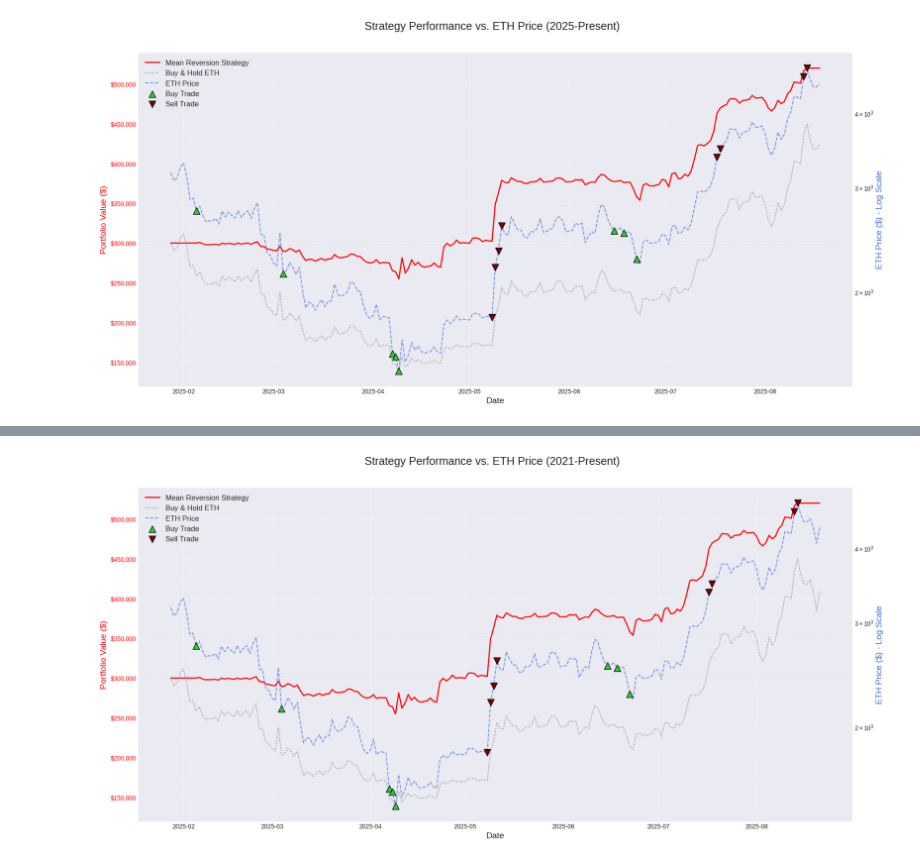
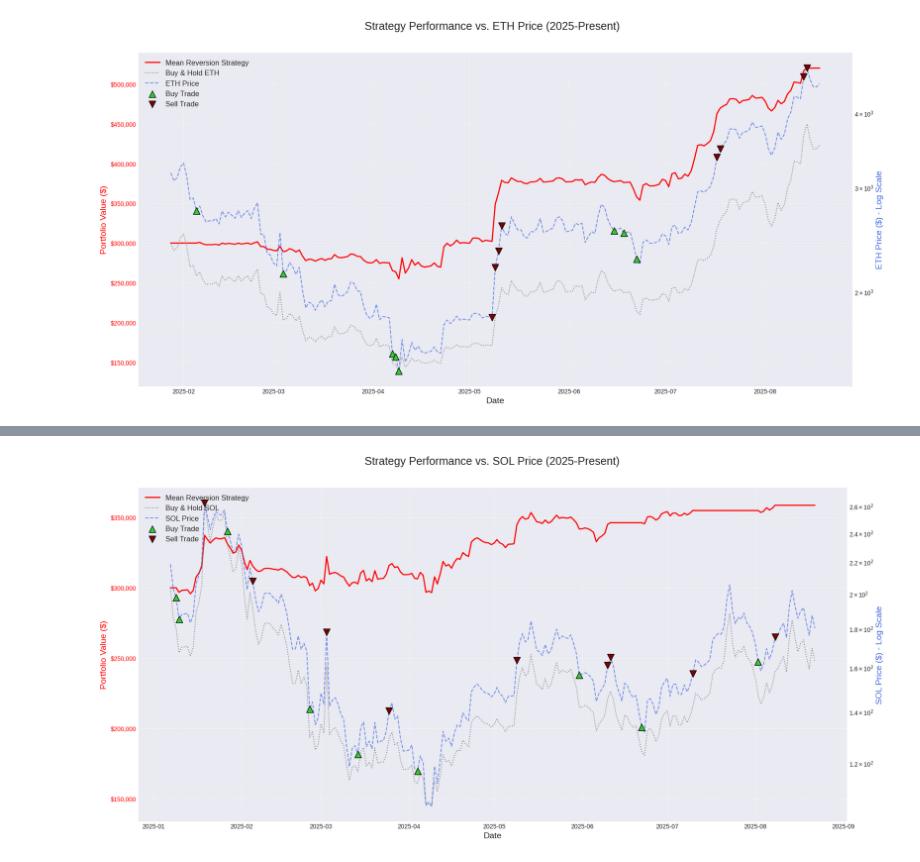
Before and after one commit to kiranash88/temp, a Jupyter notebook: Mcap_TVL ratio.ipynb, the cells around one changed output, grey strips where cells are left out. Drawn from its saved outputs; the diff is of its cells as text; code cells hidden in the pictures.

```diff
--- a/Mcap_TVL ratio.ipynb
+++ b/Mcap_TVL ratio.ipynb
@@ -501,24 +501,33 @@ import matplotlib.pyplot as plt
 import numpy as np
 import itertools
 
-# --- Data Loading Functions (Unchanged) ---
+# --- MODIFIED: Data Loading Function for the new Excel format ---
 def get_mcap_from_excel(file_name: str):
+    """
+    Loads price and market cap data from the provided Excel file.
+    This version is simplified to read directly from named columns.
+    """
     try:
-        df_raw = pd.read_excel(file_name, header=None)
-        column_headers = df_raw.iloc[0, 0].split(',')
-        df_split = df_raw[0].str.split(',', expand=True)
-        df_split.columns = column_headers
-        df_cleaned = df_split.iloc[1:].reset_index(drop=True)
-        df_final = df_cleaned[['snapped_at', 'price', 'market_cap']].copy()
+        # The header is now in the first row of the sheet, so we can read it directly.
+        df = pd.read_excel(file_name)
+
+        # Select and rename columns for consistency, if necessary
+        df_final = df[['snapped_at', 'price', 'market_cap']].copy()
+
+        # Convert data types
         df_final['date'] = pd.to_datetime(df_final['snapped_at']).dt.tz_localize(None).dt.normalize()
         df_final['market_cap'] = pd.to_numeric(df_final['market_cap'])
         df_final['price'] = pd.to_numeric(df_final['price'])
+
+        # Set the date as the index
         df_final.set_index('date', inplace=True)
+
         return df_final[['price', 'market_cap']]
     except Exception as e:
         print(f"An error occurred while processing the Excel file: {e}")
         return None
 
+# --- Data Loading Function for TVL (Unchanged) ---
 def get_chain_tvl_data(chain_name: str):
     url = f"https://api.llama.fi/charts/{chain_name}"
     try:
@@ -531,10 +540,10 @@ def get_chain_tvl_data(chain_name: str):
         df.set_index('date', inplace=True)
         return df[['tvl_usd']]
     except requests.exceptions.RequestException as e:
-        print(f"Error fetching TVL data: {e}")
+        print(f"Error fetching TVL data for {chain_name}: {e}")
         return None
 
-# --- Backtest Template Class ---
+# --- Backtest Template Class (Unchanged) ---
 class BacktestTemplate:
     def __init__(self, data, initial_capital, trade_amount, transaction_cost, stop_loss_pct=0):
         self.df = data.copy()
@@ -548,7 +557,7 @@ class BacktestTemplate:
         self.trade_log = []
         self.portfolio_history = []
         self.closed_trades = []
-        self.z_score_threshold = 0 # Will be set in run_backtest
+        self.z_score_threshold = 0
 
     def _generate_signals(self, lookback_window, z_score_threshold):
         self.df['rolling_mean'] = self.df['mcap_tvl_ratio'].rolling(window=lookback_window).mean()
@@ -559,10 +568,9 @@ class BacktestTemplate:
         self.df.loc[self.df['z_score'] > z_score_threshold, 'signal'] = -1
         self.df.dropna(inplace=True)
 
-    # --- MODIFIED: Capturing Z-scores during trades ---
     def run_backtest(self, lookback_window, z_score_threshold):
         self._generate_signals(lookback_window, z_score_threshold)
-        self.z_score_threshold = z_score_threshold # Store for logging
+        self.z_score_threshold = z_score_threshold
 
         for day, row in self.df.iterrows():
             current_price = row['price']
@@ -578,7 +586,6 @@ class BacktestTemplate:
                     pnl = net_proceeds - self.trade_amount
                     self.cash += net_proceeds
                     self.trade_log.append({'date': day, 'type': 'SELL', 'price': current_price})
-                    # --- NEW: Add Z-score info to stop-loss log ---
                     self.closed_trades.append({
                         'entry_date': pos['entry_date'], 'exit_date': day,
                         'entry_price': pos['entry_price'], 'exit_price': current_price,
@@ -602,7 +609,6 @@ class BacktestTemplate:
                 amount_invested = self.trade_amount - cost
                 shares_bought = amount_invested / current_price
                 self.cash -= self.trade_amount
-                # --- NEW: Add entry_z_score to the position data ---
                 self.positions.append({
                     'entry_date': day, 'entry_price': current_price,
                     'shares': shares_bought, 'entry_z_score': current_z_score
@@ -617,7 +623,6 @@ class BacktestTemplate:
                 pnl = net_proceeds - self.trade_amount
                 self.cash += net_proceeds
                 self.trade_log.append({'date': day, 'type': 'SELL', 'price': current_price})
-                # --- NEW: Add Z-score info to signal-based sell log ---
                 self.closed_trades.append({
                     'entry_date': oldest_position['entry_date'], 'exit_date': day,
                     'entry_price': oldest_position['entry_price'], 'exit_price': current_price,
@@ -651,8 +656,8 @@ class BacktestTemplate:
         win_rate = (winning_trades / total_trades) * 100 if total_trades > 0 else 0
         return {'total_return_strategy': total_return_strat, 'total_return_bh': total_return_bh, 'sharpe_ratio': sharpe_ratio_strat, 'max_drawdown': max_drawdown, 'performance_df': perf_df, 'trade_log': pd.DataFrame(self.trade_log).set_index('date') if self.trade_log else pd.DataFrame(), 'closed_trades_df': closed_trades_df, 'total_trades': total_trades, 'winning_trades': winning_trades, 'losing_trades': losing_trades, 'win_rate': win_rate}
 
+    # --- MODIFIED: Plot labels updated for SOL ---
     def plot_results(self, performance_data):
-        # (Unchanged)
         perf_df = performance_data['performance_df']
         trade_log = pd.DataFrame(self.trade_log)
         if not trade_log.empty:
@@ -669,13 +674,13 @@ class BacktestTemplate:
         ax1.set_xlabel('Date', fontsize=14)
         ax1.set_ylabel('Portfolio Value ($)', color=color1, fontsize=14)
         ax1.plot(perf_df.index, perf_df['value'], label='Mean Reversion Strategy', color=color1, linewidth=2)
-        ax1.plot(bh_value_series.index, bh_value_series, label='Buy & Hold ETH', color='gray', linestyle=':', alpha=0.9)
+        ax1.plot(bh_value_series.index, bh_value_series, label='Buy & Hold SOL', color='gray', linestyle=':', alpha=0.9)
         ax1.tick_params(axis='y', labelcolor=color1)
         ax1.get_yaxis().set_major_formatter(plt.FuncFormatter(lambda x, p: f'${int(x):,}'))
         ax2 = ax1.twinx()
         color2 = 'royalblue'
-        ax2.set_ylabel('ETH Price ($) - Log Scale', color=color2, fontsize=14)
-        ax2.plot(price_data.index, price_data['price'], label='ETH Price', color=color2, linestyle='--', alpha=0.7)
+        ax2.set_ylabel('SOL Price ($) - Log Scale', color=color2, fontsize=14)
+        ax2.plot(price_data.index, price_data['price'], label='SOL Price', color=color2, linestyle='--', alpha=0.7)
         ax2.tick_params(axis='y', labelcolor=color2)
         ax2.set_yscale('log')
         ax2.get_yaxis().set_major_formatter(plt.FuncFormatter(lambda x, p: f'${int(x):,}'))
@@ -684,7 +689,7 @@ class BacktestTemplate:
             sells = trade_log[trade_log['type'] == 'SELL']
             ax2.scatter(buys.index, buys['price'], marker='^', color='limegreen', s=120, label='Buy Trade', zorder=5, edgecolors='black')
             ax2.scatter(sells.index, sells['price'], marker='v', color='maroon', s=120, label='Sell Trade', zorder=5, edgecolors='black')
-        fig.suptitle('Strategy Performance vs. ETH Price (2021-Present)', fontsize=18)
+        fig.suptitle('Strategy Performance vs. SOL Price (2025-Present)', fontsize=18)
         lines1, labels1 = ax1.get_legend_handles_labels()
         lines2, labels2 = ax2.get_legend_handles_labels()
         ax2.legend(lines1 + lines2, labels1 + labels2, loc='upper left', fontsize=12)
@@ -720,32 +725,33 @@ def run_optimization(df, capital, trade_amt, cost, stop_loss, lookback_range, z_
     print(best_params.round(3))
     return best_params['lookback'], best_params['z_score']
 
-# --- Main Execution Block ---
+# --- MODIFIED: Main Execution Block for SOL ---
 if __name__ == '__main__':
     INITIAL_CAPITAL = 300000
     FIXED_TRADE_AMOUNT = 50000
     TRANSACTION_COST = 0.001
     STOP_LOSS_PERCENTAGE = 0
 
-    eth_data_df = get_mcap_from_excel('ETH price vol market cap2.xlsx')
-    tvl_df = get_chain_tvl_data("Ethereum")
+    # Load data for Solana
+    sol_data_df = get_mcap_from_excel('SOL price vol market cap.xlsx')
+    tvl_df = get_chain_tvl_data("Solana")
 
-    if tvl_df is not None and eth_data_df is not None:
-        df_merged = pd.merge(eth_data_df, tvl_df, left_index=True, right_index=True, how='inner')
+    if tvl_df is not None and sol_data_df is not None:
+        df_merged = pd.merge(sol_data_df, tvl_df, left_index=True, right_index=True, how='inner')
         df_merged.dropna(inplace=True)
         df_merged = df_merged[df_merged['tvl_usd'] > 0]
         df_merged['mcap_tvl_ratio'] = df_merged['market_cap'] / df_merged['tvl_usd']
         df_2025_onwards = df_merged[df_merged.index >= '2025-01-01'].copy()
-        print(f"\nData prepared. Analysis starts from: {df_2025_onwards.index.min().date()}")
+        print(f"\nData prepared for Solana. Analysis starts from: {df_2025_onwards.index.min().date()}")
 
         opt_lookback, opt_z_score = run_optimization(
             df=df_2025_onwards, capital=INITIAL_CAPITAL, trade_amt=FIXED_TRADE_AMOUNT,
             cost=TRANSACTION_COST, stop_loss=STOP_LOSS_PERCENTAGE,
-            lookback_range=(20, 30, 1), z_score_range=(1.4, 2.6, 0.2)
+            lookback_range=(7, 8, 1), z_score_range=(1.4, 1.6, 0.2)
         )
 
         if opt_lookback is not None and opt_z_score is not None:
-            print(f"\n--- Running Final Backtest with Optimal Parameters and {STOP_LOSS_PERCENTAGE*100}% Stop-Loss ---")
+            print(f"\n--- Running Final Backtest for SOL with Optimal Parameters and {STOP_LOSS_PERCENTAGE*100}% Stop-Loss ---")
             final_engine = BacktestTemplate(
                 data=df_2025_onwards, initial_capital=INITIAL_CAPITAL,
                 trade_amount=FIXED_TRADE_AMOUNT, transaction_cost=TRANSACTION_COST,
@@ -768,8 +774,7 @@ if __name__ == '__main__':
             closed_trades = final_performance.get('closed_trades_df')
             if closed_trades is not None and not closed_trades.empty:
                 try:
-                    excel_filename = 'detailed_trade_log.xlsx'
-                    # --- MODIFIED: Added new columns for export and display ---
+                    excel_filename = 'detailed_trade_log_sol.xlsx'
                     export_cols = [
                         'entry_date', 'exit_date', 'entry_price', 'exit_price', 'pnl',
                         'exit_reason', 'entry_z_score', 'exit_z_score', 'z_score_threshold'
@@ -787,7 +792,6 @@ if __name__ == '__main__':
                 display_trades['pnl'] = display_trades['pnl'].map('${:,.2f}'.format)
                 display_trades['entry_price'] = display_trades['entry_price'].map('{:,.2f}'.format)
                 display_trades['exit_price'] = display_trades['exit_price'].map('{:,.2f}'.format)
-                # --- NEW: Formatting for the new columns ---
                 display_trades['entry_z_score'] = display_trades['entry_z_score'].map('{:.2f}'.format)
                 display_trades['exit_z_score'] = display_trades['exit_z_score'].map('{:.2f}'.format)
                 display_trades['z_score_threshold'] = display_trades['z_score_threshold'].map('{:.1f}'.format)
@@ -820 +824 @@ Top 5 Results (sorted by Sharpe Ratio):
-[figure, old version]
+[figure, new version]
```
Also changed, not shown: parts of 1 cell of this notebook.
